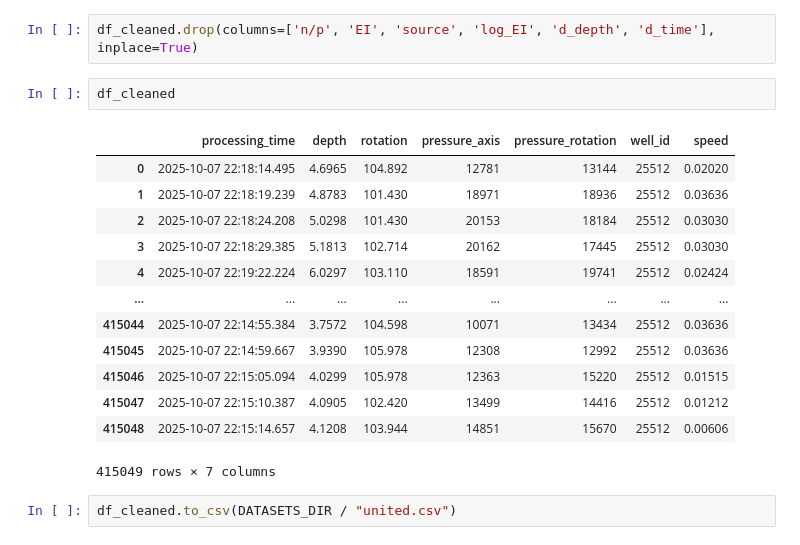
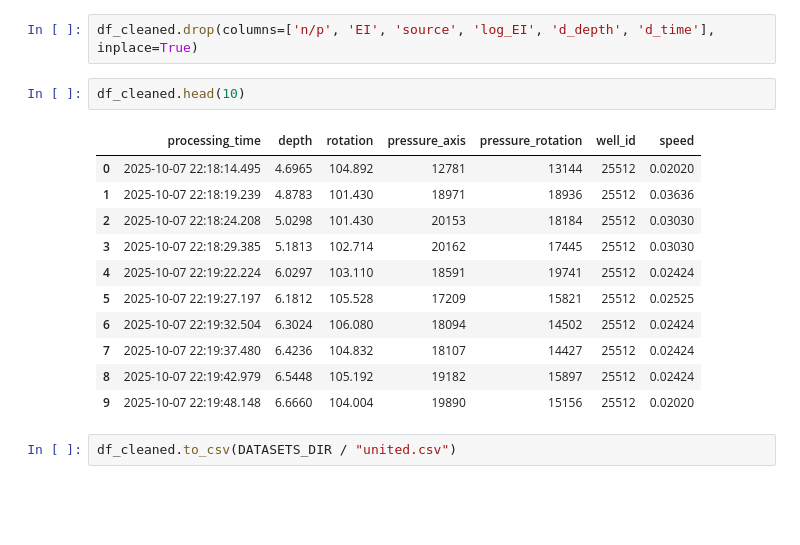
Before and after one commit to qa1roO/OptimalDrilling, a Jupyter notebook: notebooks/preprocess.ipynb, the cells around one changed output. Cells and saved outputs as stored; diff of their text form; blank space fills up the shorter version.

```diff
--- a/notebooks/preprocess.ipynb
+++ b/notebooks/preprocess.ipynb
@@ -205,21 +205,19 @@ sum(df_cleaned['speed']>0.04)
 # %%
 df_cleaned.drop(columns=['n/p', 'EI', 'source', 'log_EI', 'd_depth', 'd_time'], inplace=True)
 # %%
-df_cleaned
+df_cleaned.head(10)
 # %% [output]
 |  | processing_time | depth | rotation | pressure_axis | pressure_rotation | well_id | speed |
 | 0 | 2025-10-07 22:18:14.495 | 4.6965 | 104.892 | 12781 | 13144 | 25512 | 0.02020 |
 | 1 | 2025-10-07 22:18:19.239 | 4.8783 | 101.430 | 18971 | 18936 | 25512 | 0.03636 |
 | 2 | 2025-10-07 22:18:24.208 | 5.0298 | 101.430 | 20153 | 18184 | 25512 | 0.03030 |
 | 3 | 2025-10-07 22:18:29.385 | 5.1813 | 102.714 | 20162 | 17445 | 25512 | 0.03030 |
 | 4 | 2025-10-07 22:19:22.224 | 6.0297 | 103.110 | 18591 | 19741 | 25512 | 0.02424 |
-| ... | ... | ... | ... | ... | ... | ... | ... |
-| 415044 | 2025-10-07 22:14:55.384 | 3.7572 | 104.598 | 10071 | 13434 | 25512 | 0.03636 |
-| 415045 | 2025-10-07 22:14:59.667 | 3.9390 | 105.978 | 12308 | 12992 | 25512 | 0.03636 |
-| 415046 | 2025-10-07 22:15:05.094 | 4.0299 | 105.978 | 12363 | 15220 | 25512 | 0.01515 |
-| 415047 | 2025-10-07 22:15:10.387 | 4.0905 | 102.420 | 13499 | 14416 | 25512 | 0.01212 |
-| 415048 | 2025-10-07 22:15:14.657 | 4.1208 | 103.944 | 14851 | 15670 | 25512 | 0.00606 |
+| 5 | 2025-10-07 22:19:27.197 | 6.1812 | 105.528 | 17209 | 15821 | 25512 | 0.02525 |
+| 6 | 2025-10-07 22:19:32.504 | 6.3024 | 106.080 | 18094 | 14502 | 25512 | 0.02424 |
+| 7 | 2025-10-07 22:19:37.480 | 6.4236 | 104.832 | 18107 | 14427 | 25512 | 0.02424 |
+| 8 | 2025-10-07 22:19:42.979 | 6.5448 | 105.192 | 19182 | 15897 | 25512 | 0.02424 |
+| 9 | 2025-10-07 22:19:48.148 | 6.6660 | 104.004 | 19890 | 15156 | 25512 | 0.02020 |
-415049 rows × 7 columns
 # %%
 df_cleaned.to_csv(DATASETS_DIR / "united.csv")
 # %%
```
Also changed, not shown: parts of 1 cell of this notebook, 18 other files.
